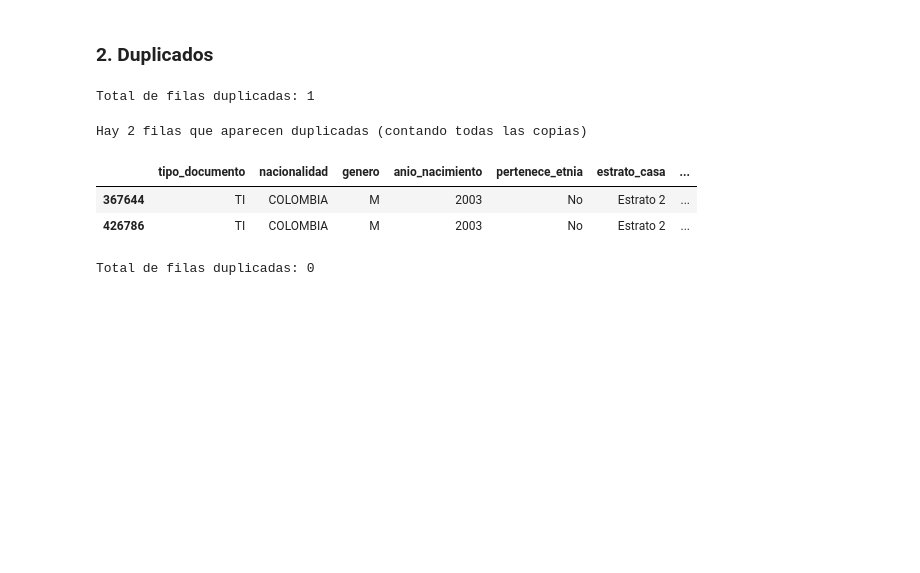
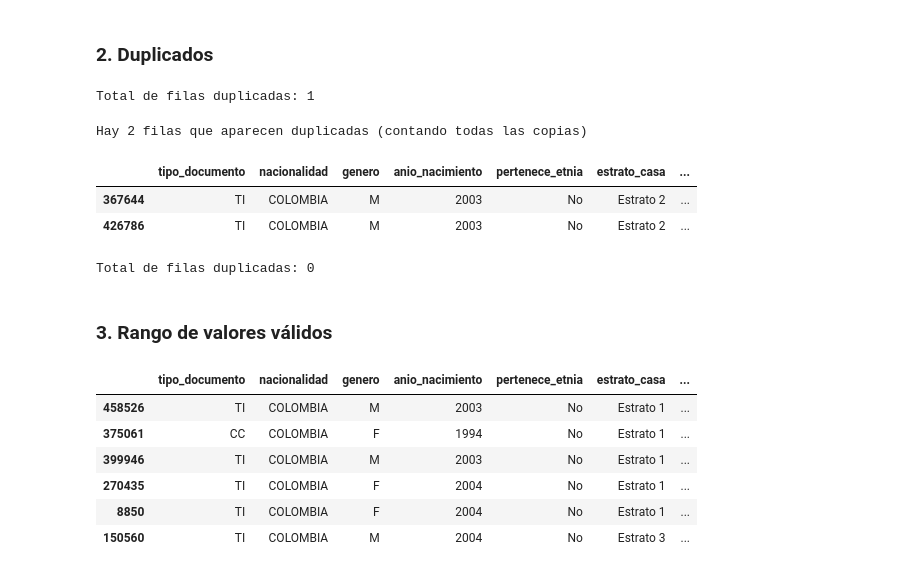
Before and after one commit to JorgeJordyJaimes/icfes-app, a Jupyter notebook: notebooks/2.limpieza-datos.ipynb, the cells around one changed output. Drawn from its saved outputs; the diff is of its cells as text; code cells hidden in the pictures; blank space fills up the shorter version.

```diff
--- a/notebooks/2.limpieza-datos.ipynb
+++ b/notebooks/2.limpieza-datos.ipynb
@@ -157,2 +159,14 @@ print(f"Total de filas duplicadas: {icfes.duplicated().sum():,}")
 # %% [output]
 Total de filas duplicadas: 0
+# %% [markdown]
+### 3. Rango de valores válidos
+# %%
+icfes.sample(6)
+# %% [output]
+|  | tipo_documento | nacionalidad | genero | anio_nacimiento | pertenece_etnia | estrato_casa | ... |
+| 458526 | TI | COLOMBIA | M | 2003 | No | Estrato 1 | ... |
+| 375061 | CC | COLOMBIA | F | 1994 | No | Estrato 1 | ... |
+| 399946 | TI | COLOMBIA | M | 2003 | No | Estrato 1 | ... |
+| 270435 | TI | COLOMBIA | F | 2004 | No | Estrato 1 | ... |
+| 8850 | TI | COLOMBIA | F | 2004 | No | Estrato 1 | ... |
+| 150560 | TI | COLOMBIA | M | 2004 | No | Estrato 3 | ... |
```
Also changed, not shown: parts of 21 cells of this notebook.
